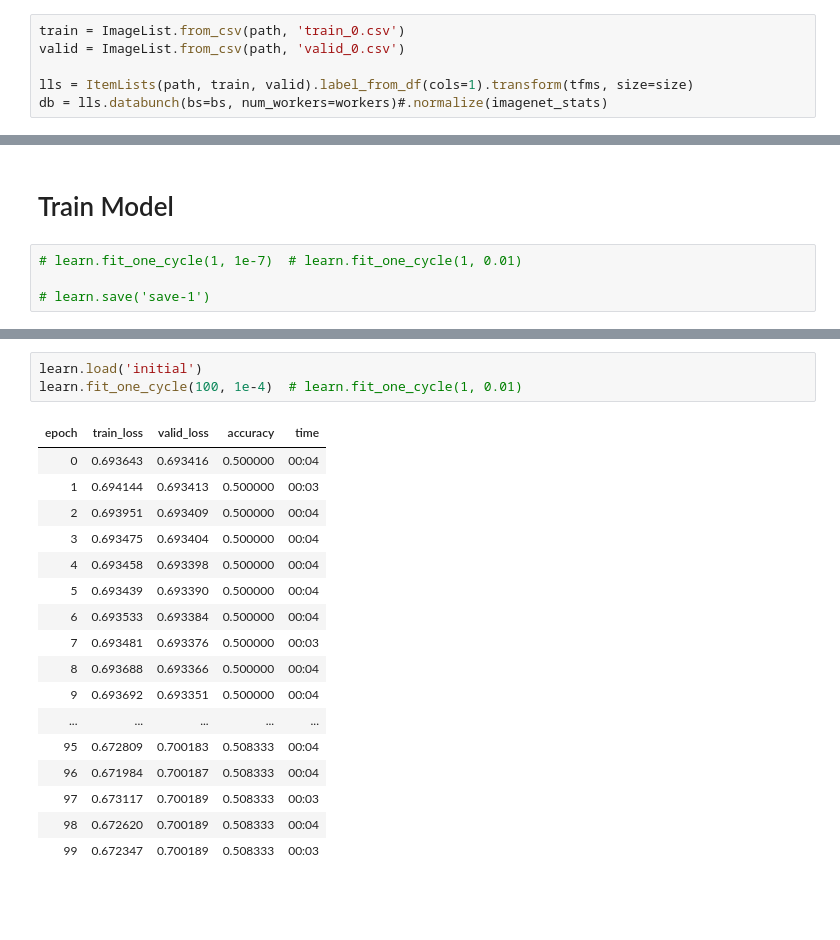
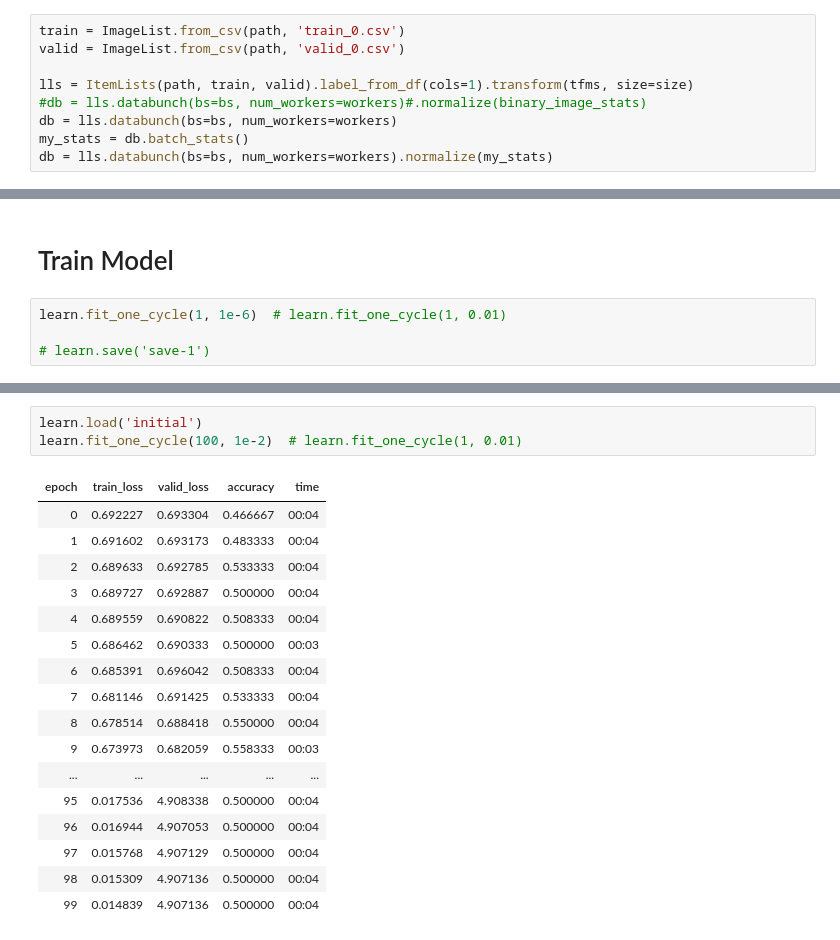
Before and after one commit to williamsdoug/CTG_RP, a Jupyter notebook: CTG_RP_Train_Model.ipynb, the cells around one changed output, grey strips where cells are left out. Saved outputs shown, nothing was run; the diff lists cells and outputs as text; blank space fills up the shorter version.

```diff
--- a/CTG_RP_Train_Model.ipynb
+++ b/CTG_RP_Train_Model.ipynb
@@ -64,4 +67,7 @@ train = ImageList.from_csv(path, 'train_0.csv')
 valid = ImageList.from_csv(path, 'valid_0.csv')
 
 lls = ItemLists(path, train, valid).label_from_df(cols=1).transform(tfms, size=size)
-db = lls.databunch(bs=bs, num_workers=workers)#.normalize(imagenet_stats)
+#db = lls.databunch(bs=bs, num_workers=workers)#.normalize(binary_image_stats)
+db = lls.databunch(bs=bs, num_workers=workers)
+my_stats = db.batch_stats()
+db = lls.databunch(bs=bs, num_workers=workers).normalize(my_stats)
@@ -164,6 +181,6 @@ learn.save('initial')
 # %% [markdown]
 # Train Model
 # %%
-# learn.fit_one_cycle(1, 1e-7)  # learn.fit_one_cycle(1, 0.01)
+learn.fit_one_cycle(1, 1e-6)  # learn.fit_one_cycle(1, 0.01)
 
 # learn.save('save-1')
@@ -198,21 +218,21 @@ learn.fit_one_cycle(100, 3e-3)  # learn.fit_one_cycle(1, 0.01)
 # %%
 learn.load('initial')
-learn.fit_one_cycle(100, 1e-4)  # learn.fit_one_cycle(1, 0.01)
+learn.fit_one_cycle(100, 1e-2)  # learn.fit_one_cycle(1, 0.01)
 # %% [output]
 | epoch | train_loss | valid_loss | accuracy | time |
-| 0 | 0.693643 | 0.693416 | 0.500000 | 00:04 |
-| 1 | 0.694144 | 0.693413 | 0.500000 | 00:03 |
-| 2 | 0.693951 | 0.693409 | 0.500000 | 00:04 |
-| 3 | 0.693475 | 0.693404 | 0.500000 | 00:04 |
-| 4 | 0.693458 | 0.693398 | 0.500000 | 00:04 |
-| 5 | 0.693439 | 0.693390 | 0.500000 | 00:04 |
-| 6 | 0.693533 | 0.693384 | 0.500000 | 00:04 |
-| 7 | 0.693481 | 0.693376 | 0.500000 | 00:03 |
-| 8 | 0.693688 | 0.693366 | 0.500000 | 00:04 |
-| 9 | 0.693692 | 0.693351 | 0.500000 | 00:04 |
+| 0 | 0.692227 | 0.693304 | 0.466667 | 00:04 |
+| 1 | 0.691602 | 0.693173 | 0.483333 | 00:04 |
+| 2 | 0.689633 | 0.692785 | 0.533333 | 00:04 |
+| 3 | 0.689727 | 0.692887 | 0.500000 | 00:04 |
+| 4 | 0.689559 | 0.690822 | 0.508333 | 00:04 |
+| 5 | 0.686462 | 0.690333 | 0.500000 | 00:03 |
+| 6 | 0.685391 | 0.696042 | 0.508333 | 00:04 |
+| 7 | 0.681146 | 0.691425 | 0.533333 | 00:04 |
+| 8 | 0.678514 | 0.688418 | 0.550000 | 00:04 |
+| 9 | 0.673973 | 0.682059 | 0.558333 | 00:03 |
 | ... | ... | ... | ... | ... |
-| 95 | 0.672809 | 0.700183 | 0.508333 | 00:04 |
-| 96 | 0.671984 | 0.700187 | 0.508333 | 00:04 |
-| 97 | 0.673117 | 0.700189 | 0.508333 | 00:03 |
-| 98 | 0.672620 | 0.700189 | 0.508333 | 00:04 |
-| 99 | 0.672347 | 0.700189 | 0.508333 | 00:03 |
+| 95 | 0.017536 | 4.908338 | 0.500000 | 00:04 |
+| 96 | 0.016944 | 4.907053 | 0.500000 | 00:04 |
+| 97 | 0.015768 | 4.907129 | 0.500000 | 00:04 |
+| 98 | 0.015309 | 4.907136 | 0.500000 | 00:04 |
+| 99 | 0.014839 | 4.907136 | 0.500000 | 00:04 |
```
Also changed, not shown: parts of 9 cells of this notebook.
